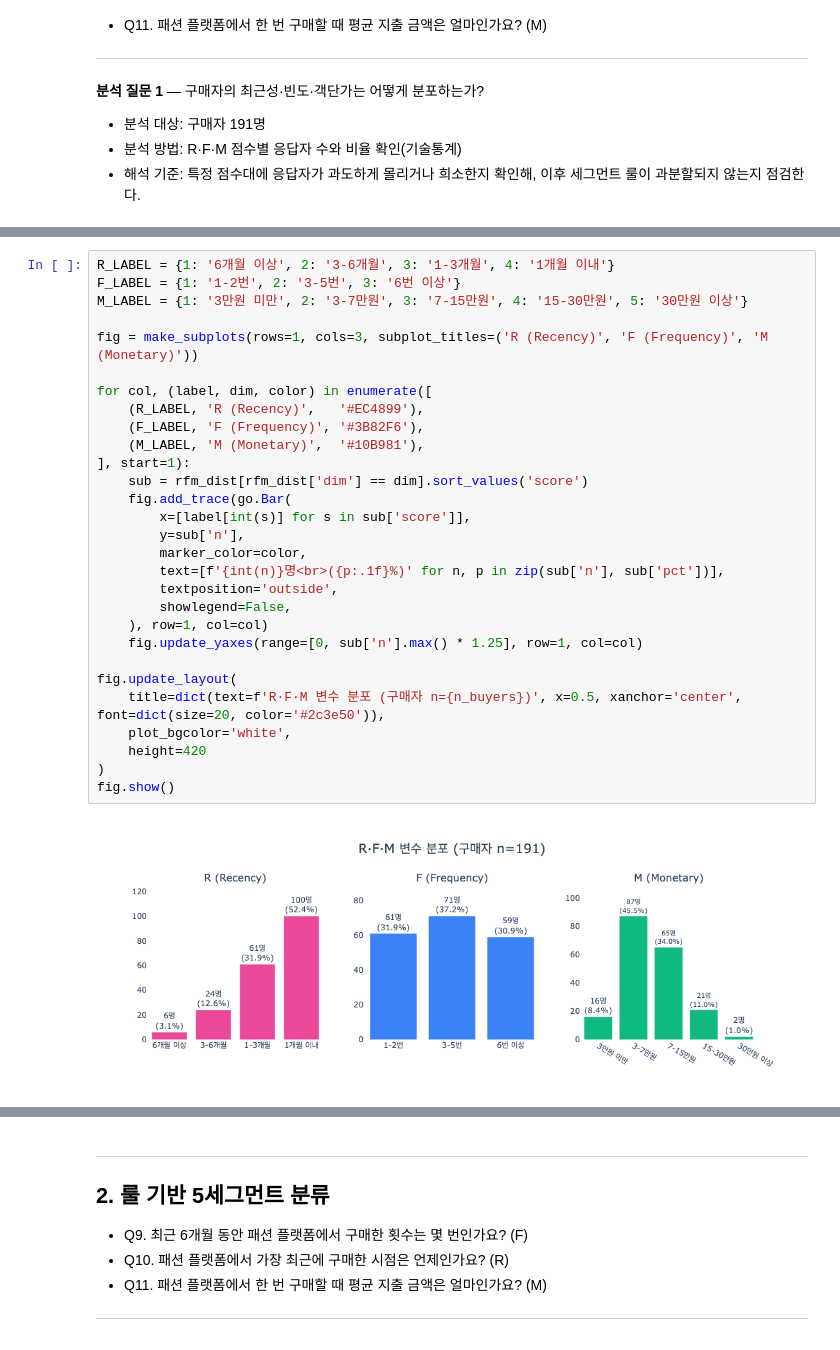
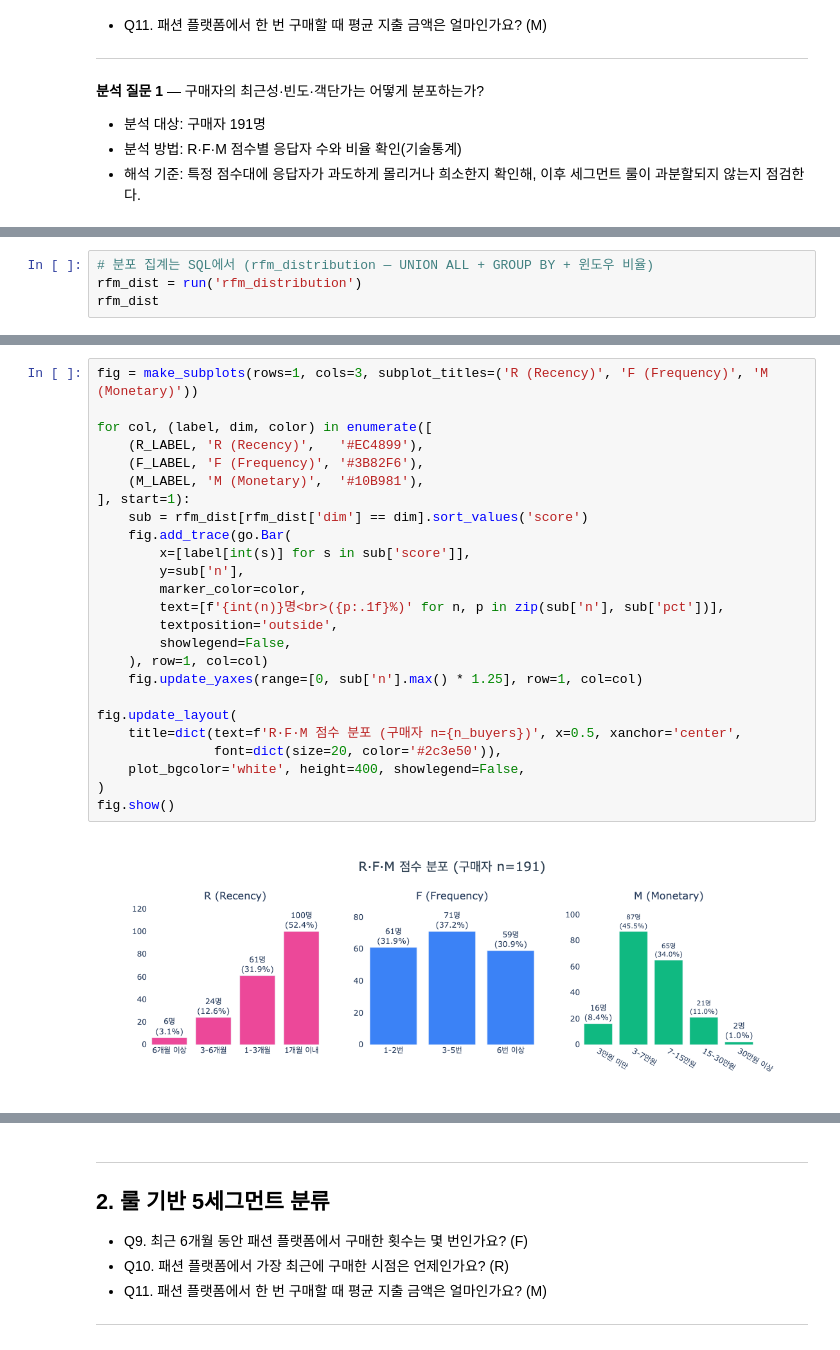
Before and after one commit to kth530/data_analysis, a Jupyter notebook: fashion_platform_analysis/notebooks/05_segmentation.ipynb, the cells around one changed output, grey strips where cells are left out. Saved outputs shown, nothing was run; the diff lists cells and outputs as text.

```diff
--- a/fashion_platform_analysis/notebooks/05_segmentation.ipynb
+++ b/fashion_platform_analysis/notebooks/05_segmentation.ipynb
@@ -226,0 +134,4 @@ rfm_dist
+# %%
+# 분포 집계는 SQL에서 (rfm_distribution — UNION ALL + GROUP BY + 윈도우 비율)
+rfm_dist = run('rfm_distribution')
+rfm_dist
@@ -227,33 +152,29 @@ rfm_dist
 # %%
-R_LABEL = {1: '6개월 이상', 2: '3-6개월', 3: '1-3개월', 4: '1개월 이내'}
-F_LABEL = {1: '1-2번', 2: '3-5번', 3: '6번 이상'}
-M_LABEL = {1: '3만원 미만', 2: '3-7만원', 3: '7-15만원', 4: '15-30만원', 5: '30만원 이상'}
-
 fig = make_subplots(rows=1, cols=3, subplot_titles=('R (Recency)', 'F (Frequency)', 'M (Monetary)'))
 
 for col, (label, dim, color) in enumerate([
     (R_LABEL, 'R (Recency)',   '#EC4899'),
     (F_LABEL, 'F (Frequency)', '#3B82F6'),
     (M_LABEL, 'M (Monetary)',  '#10B981'),
 ], start=1):
     sub = rfm_dist[rfm_dist['dim'] == dim].sort_values('score')
     fig.add_trace(go.Bar(
         x=[label[int(s)] for s in sub['score']],
         y=sub['n'],
         marker_color=color,
         text=[f'{int(n)}명<br>({p:.1f}%)' for n, p in zip(sub['n'], sub['pct'])],
         textposition='outside',
         showlegend=False,
     ), row=1, col=col)
     fig.update_yaxes(range=[0, sub['n'].max() * 1.25], row=1, col=col)
 
 fig.update_layout(
-    title=dict(text=f'R·F·M 변수 분포 (구매자 n={n_buyers})', x=0.5, xanchor='center', font=dict(size=20, color='#2c3e50')),
-    plot_bgcolor='white',
-    height=420
+    title=dict(text=f'R·F·M 점수 분포 (구매자 n={n_buyers})', x=0.5, xanchor='center',
+               font=dict(size=20, color='#2c3e50')),
+    plot_bgcolor='white', height=400, showlegend=False,
 )
 fig.show()
 # %% [output]
-[figure, old version]
+[figure, new version]
 # %% [markdown]
 ### 분석 질문 1 결과: R은 최근 구매자 쪽으로 몰리고, F·M은 세그먼트 분류 기준을 만든다
```
Also changed, not shown: parts of 44 cells of this notebook, 12 other files.
